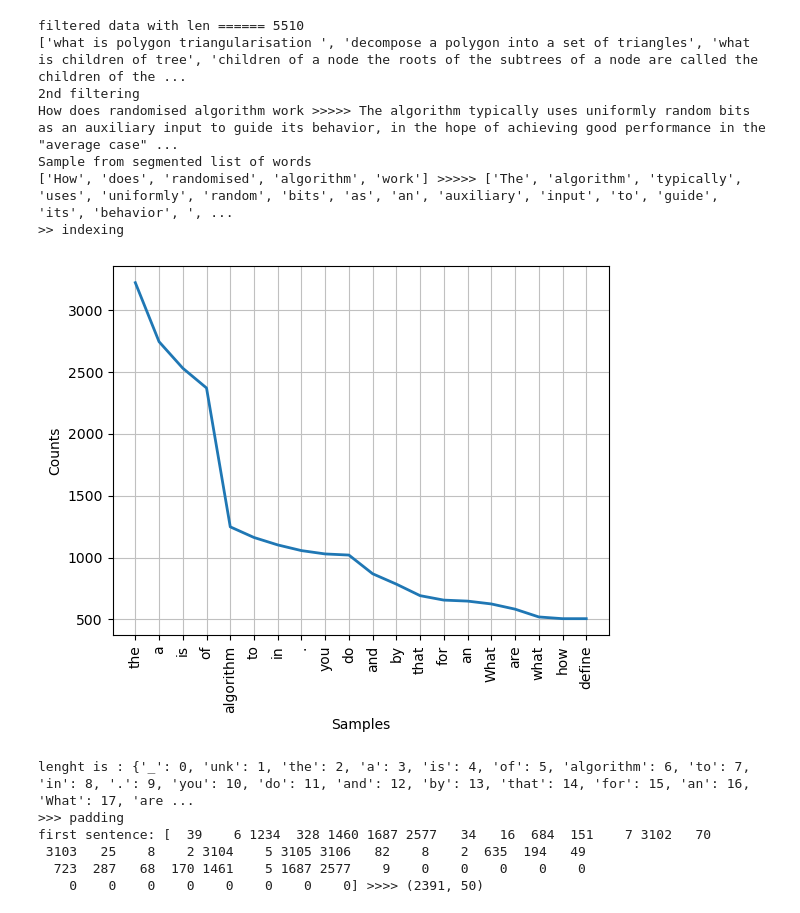
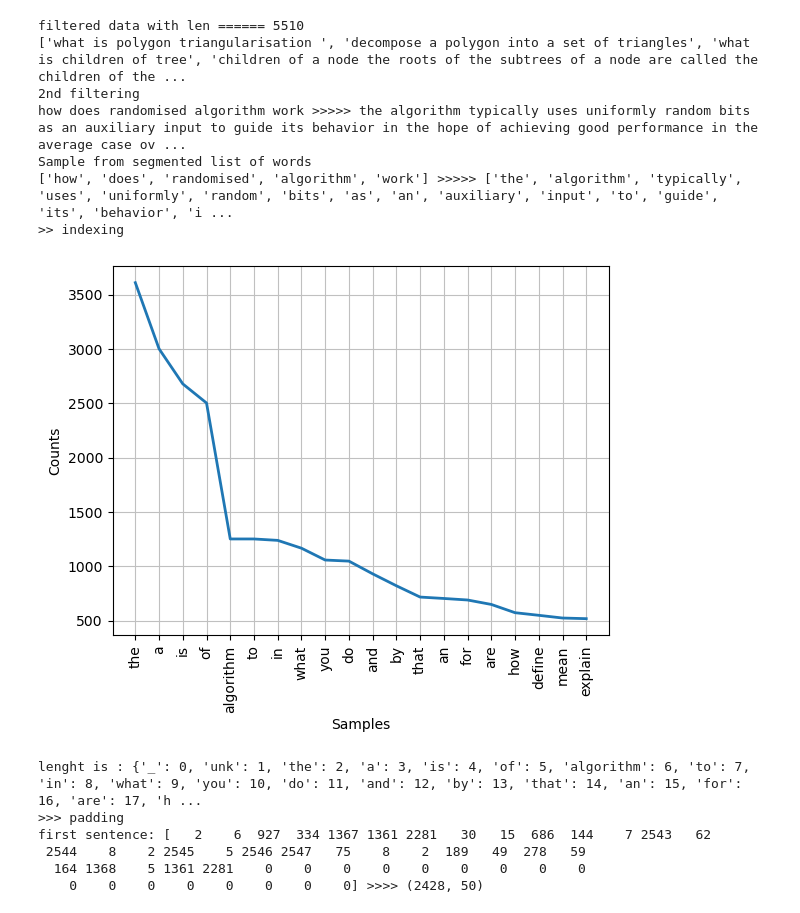
Before and after one commit to MouadBaghdadi/cs_conversational_model, a Jupyter notebook: data/data.ipynb, the cells around one changed output. Saved outputs shown, nothing was run; the diff lists cells and outputs as text; code cells hidden in the pictures.

```diff
--- a/data/data.ipynb
+++ b/data/data.ipynb
@@ -81,9 +93,11 @@ def process_data():
     print(f'filtered data with len ====== {len(filtered_lines)}')
     print(filtered_lines[100:104])
 
+    # filtered_lines = [ remove_stopwords(line) for line in filtered_lines ]
+
     #filtering based on len droping too long or too short
     print('2nd filtering')
-    filtered_q, filtered_a = filter_size(lines)
+    filtered_q, filtered_a = filter_size(filtered_lines)
     print(f'{filtered_q[0]} >>>>> {filtered_a[0]}')
 
 
@@ -119,23 +133,24 @@ def process_data():
 				}
     with open('metadata.pkl', 'wb') as f:
         pickle.dump(metadata, f)
+    return idx_q , idx_a, metadata
-# %%
-a = process_data()
-# %% [output]
-filtered data with len ====== 5510
-['what is polygon triangularisation ', 'decompose a polygon into a set of triangles', 'what is children of tree', 'children of a node the roots of the subtrees of a node are called the children of the ...
-2nd filtering
-How does randomised algorithm work >>>>> The algorithm typically uses uniformly random bits as an auxiliary input to guide its behavior, in the hope of achieving good performance in the "average case" ...
-Sample from segmented list of words
-['How', 'does', 'randomised', 'algorithm', 'work'] >>>>> ['The', 'algorithm', 'typically', 'uses', 'uniformly', 'random', 'bits', 'as', 'an', 'auxiliary', 'input', 'to', 'guide', 'its', 'behavior', ', ...
->> indexing
-[figure, removed]
-lenght is : {'_': 0, 'unk': 1, 'the': 2, 'a': 3, 'is': 4, 'of': 5, 'algorithm': 6, 'to': 7, 'in': 8, '.': 9, 'you': 10, 'do': 11, 'and': 12, 'by': 13, 'that': 14, 'for': 15, 'an': 16, 'What': 17, 'are ...
->>> padding
-first sentence: [  39    6 1234  328 1460 1687 2577   34   16  684  151    7 3102   70
- 3103   25    8    2 3104    5 3105 3106   82    8    2  635  194   49
-  723  287   68  170 1461    5 1687 2577    9    0    0    0    0    0
-    0    0    0    0    0    0    0    0] >>>> (2391, 50)
+# %%
+q,a , idx2w= process_data()
+# %% [output]
+filtered data with len ====== 5510
+['what is polygon triangularisation ', 'decompose a polygon into a set of triangles', 'what is children of tree', 'children of a node the roots of the subtrees of a node are called the children of the ...
+2nd filtering
+how does randomised algorithm work >>>>> the algorithm typically uses uniformly random bits as an auxiliary input to guide its behavior in the hope of achieving good performance in the average case ov ...
+Sample from segmented list of words
+['how', 'does', 'randomised', 'algorithm', 'work'] >>>>> ['the', 'algorithm', 'typically', 'uses', 'uniformly', 'random', 'bits', 'as', 'an', 'auxiliary', 'input', 'to', 'guide', 'its', 'behavior', 'i ...
+>> indexing
+[figure, added]
+lenght is : {'_': 0, 'unk': 1, 'the': 2, 'a': 3, 'is': 4, 'of': 5, 'algorithm': 6, 'to': 7, 'in': 8, 'what': 9, 'you': 10, 'do': 11, 'and': 12, 'by': 13, 'that': 14, 'an': 15, 'for': 16, 'are': 17, 'h ...
+>>> padding
+first sentence: [   2    6  927  334 1367 1361 2281   30   15  686  144    7 2543   62
+ 2544    8    2 2545    5 2546 2547   75    8    2  189   49  278   59
+  164 1368    5 1361 2281    0    0    0    0    0    0    0    0    0
+    0    0    0    0    0    0    0    0] >>>> (2428, 50)
 # %%
 def load_data(path=''):
 	with open(path + 'metadata.pkl', 'rb') as f:
```
Also changed, not shown: parts of 3 cells of this notebook, 5 other files.
